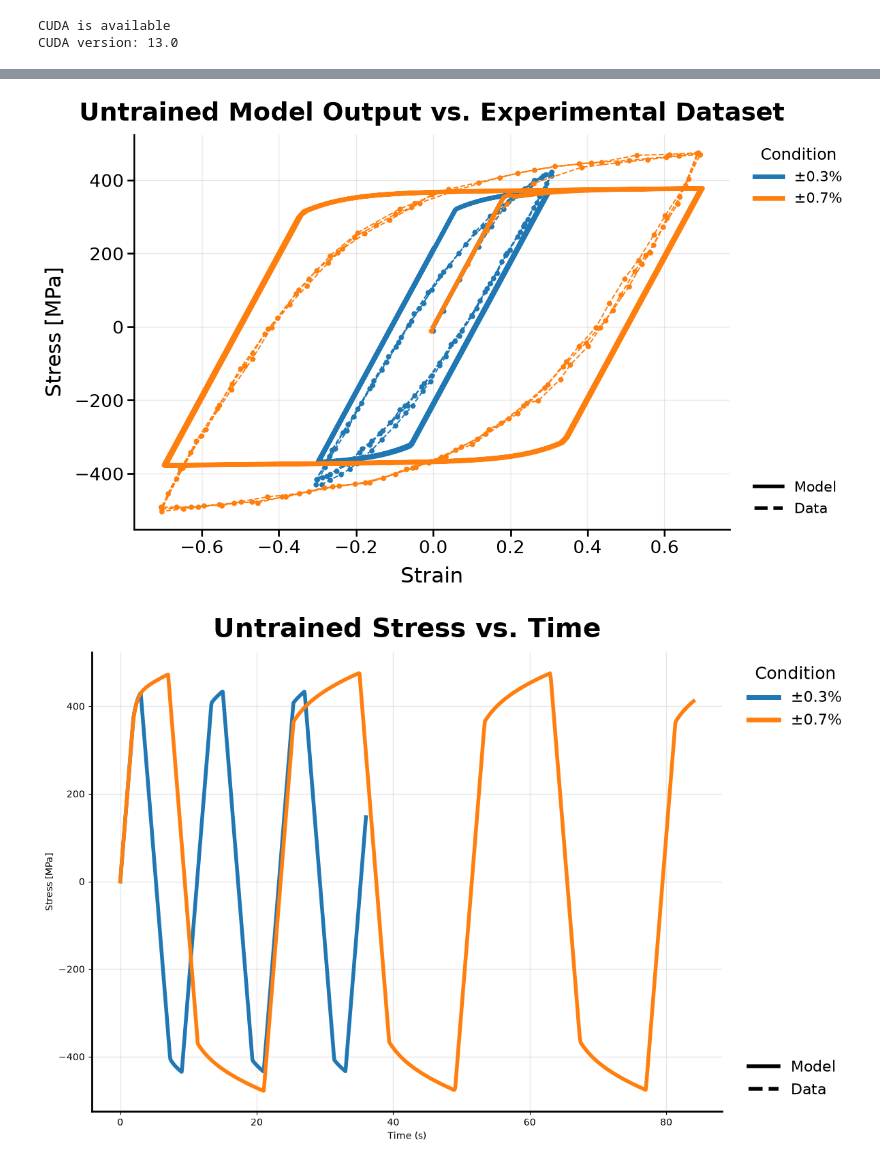
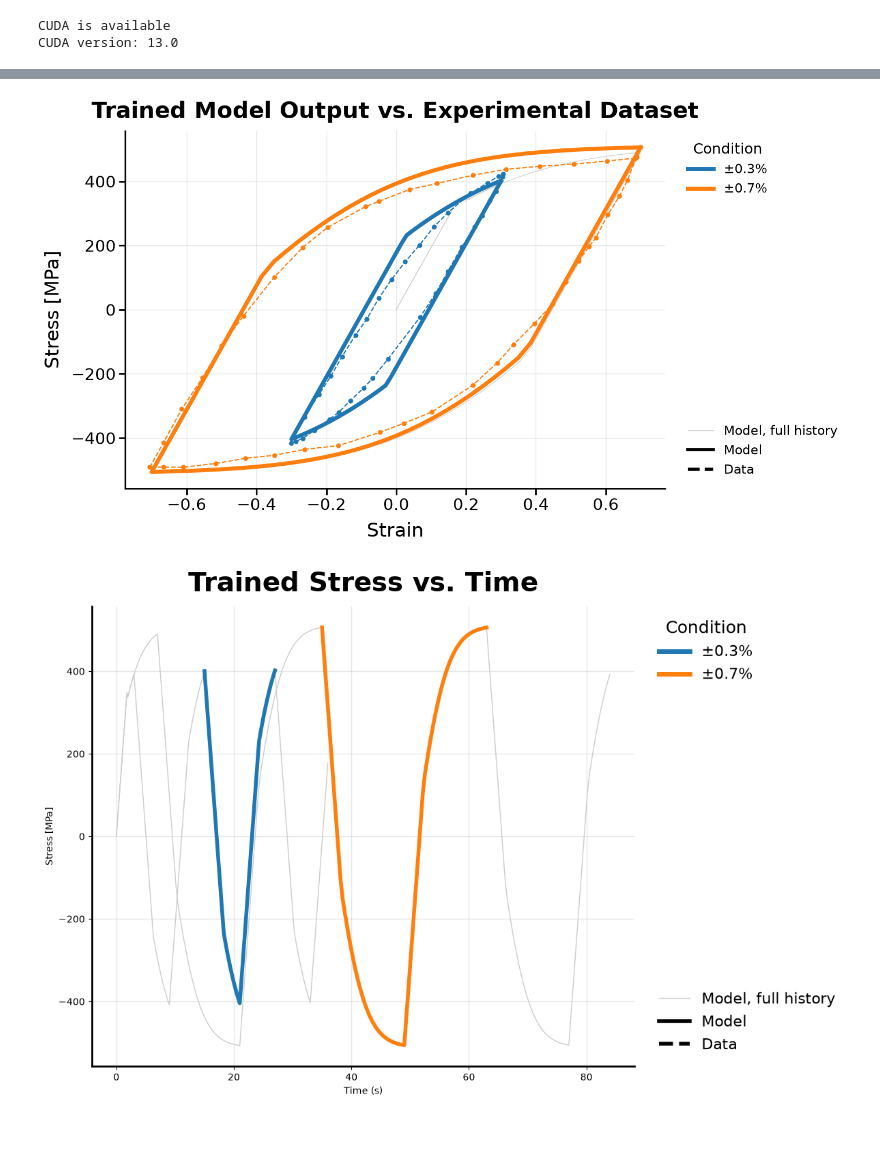
Before and after one commit to ColinMG2/neml2, a Jupyter notebook: cmg_projects/cyclic_optimization/eurofer97_deterministic.ipynb, the cells around one changed output, grey strips where cells are left out. Saved outputs shown, nothing was run; the diff lists cells and outputs as text; code cells hidden in the pictures; blank space fills up the shorter version.

```diff
--- a/cmg_projects/cyclic_optimization/eurofer97_deterministic.ipynb
+++ b/cmg_projects/cyclic_optimization/eurofer97_deterministic.ipynb
@@ -555,9 +570,8 @@ discrete_equations.parametrizations.X3rate_g.original: tensor([0.4000], device='
 discrete_equations.parametrizations.rho_m_rate_k1.original: tensor([0.5784], device='cuda:0'), requires_grad=True
 discrete_equations.parametrizations.rho_m_rate_k2_0.original: tensor([0.7829], device='cuda:0'), requires_grad=True
 # %%
-niter = 500
+niter = 2000
 
-loss_fn = torch.nn.MSELoss()
 optimizer = torch.optim.Adam(model.parameters(), lr=5e-4)
 scheduler = torch.optim.lr_scheduler.ReduceLROnPlateau(
     optimizer=optimizer,
@@ -566,6 +580,14 @@ scheduler = torch.optim.lr_scheduler.ReduceLROnPlateau(
     patience=150,
     threshold=1e-4,
 )
+
+w = torch.tensor(loss_weights, device=device).view(1, -1, 1)
+scale = target_stress.abs().amax(dim=0, keepdim=True)  # per-specimen peak stress
+
+
+def loop_loss(res):
+    return (w * ((res[loop_idx] - target_stress) / scale) ** 2).mean(dim=0).sum() / w.sum()
+
 
 titer = tqdm.tqdm(
     range(niter),
@@ -577,10 +599,7 @@ loss_history = []
 for i in titer:
     optimizer.zero_grad()
     res = model(time, temperature, loading, cache=True)
-    peak_stress = exp_stress_data[..., 0:1].max().detach()
-    res_norm = res / (peak_stress + 1e-8)
-    exp_norm = exp_stress_data[..., 0:1] / (peak_stress + 1e-8)
-    loss = loss_fn(res_norm, exp_norm)
+    loss = loop_loss(res)
 
     # --- Bug fix: guard BEFORE backward ---
     if not torch.isfinite(loss):
@@ -628,16 +650,23 @@ W1026 12:13:25.132000 41997 site-packages/torch/_dynamo/convert_frame.py:1853] [
 # %%
+res = res.detach().cpu()
 fig, ax = plt.subplots(figsize=(12, 8))
-
+ax.plot(
+    loading[..., 0].cpu().numpy() * 100,
+    res[..., 0].cpu().numpy(),
+    lw=0.8,
+    color="0.8",
+    label="Model, full history",
+)
 for j, label in enumerate(amp_labels):
     ax.plot(
-        loading[:, j, 0].cpu().numpy() * 100,
-        res[:, j, 0].detach().cpu().numpy(),
+        loading[loop_idx.cpu(), j, 0].cpu().numpy() * 100,
+        res[loop_idx.cpu(), j, 0].numpy(),
         color=f"C{j}",
         lw=5,
     )
     ax.plot(
-        raw_strain[label].cpu().numpy() * 100,
-        raw_stress[label].cpu().numpy(),
+        loop_strain[label].cpu().numpy() * 100,
+        loop_stress[label].cpu().numpy(),
         "--o",
         ms=5,
         color=f"C{j}",
@@ -654,6 +683,7 @@ cond_handles = [
     for j, amp in enumerate(amp_labels)
 ]
 style_handles = [
+    Line2D([0], [0], color="0.8", lw=1, label="Model, full history"),
     Line2D([0], [0], color="k", lw=4, label="Model"),
     Line2D([0], [0], color="k", lw=4, ls="--", label="Data"),
 ]
@@ -695,8 +725,21 @@ fig.savefig(
 )
 
 fig1, ax1 = plt.subplots(figsize=(12, 8))
+
 for j, label in enumerate(amp_labels):
-    ax1.plot(time[:, j].cpu().numpy(), stress[:, j, 0].numpy(), lw=4, color=f"C{j}")
+    ax1.plot(
+        time[:, j].cpu().numpy(),
+        res[:, j, 0].numpy(),
+        lw=1,
+        color="0.8",
+        label="Model, full history",
+    )
+    ax1.plot(
+        time[loop_idx.cpu(), j].cpu().numpy(),
+        res[loop_idx.cpu(), j].cpu().numpy(),
+        lw=4,
+        color=f"C{j}",
+    )
 leg_cond = ax1.legend(
     handles=cond_handles,
     loc="upper left",
@@ -705,36 +748,36 @@ leg_cond = ax1.legend(
     title="Condition",
     title_fontsize=18,
     frameon=False,
 )
 ax1.add_artist(leg_cond)
 leg_style = ax1.legend(
     handles=style_handles,
     loc="lower left",
     bbox_to_anchor=(1.02, 0.0),
     fontsize=16,
     frameon=False,
 )
 ax1.set_xlabel("Time (s)")
 ax1.set_ylabel("Stress [MPa]")
-ax1.set_title("Untrained Stress vs. Time", fontsize=28, fontweight="bold", pad=16)
+ax1.set_title("Trained Stress vs. Time", fontsize=28, fontweight="bold", pad=16)
 ax.set_xlabel("Strain", fontsize=24, labelpad=10)
 ax.set_ylabel("Stress [MPa]", fontsize=24, labelpad=10)
 ax1.grid(True, alpha=0.3, lw=1)
 for spine in ("top", "right"):
     ax1.spines[spine].set_visible(False)
 for spine in ("left", "bottom"):
     ax1.spines[spine].set_linewidth(2)
 plt.tight_layout()
 fig1.savefig(
     "eurofer_stressvstime_trained.png",
     dpi=300,
     bbox_inches="tight",
     bbox_extra_artists=(leg_cond, leg_style),
 )
 plt.show()
 # %% [output]
-[figure, old version]
+[figure, new version]
-[figure, old version]
+[figure, new version]
 # %%
 print("Parameter Optimization Results:")
 print("-" * 80)
```
Also changed, not shown: parts of 13 cells of this notebook, 2 other files.
